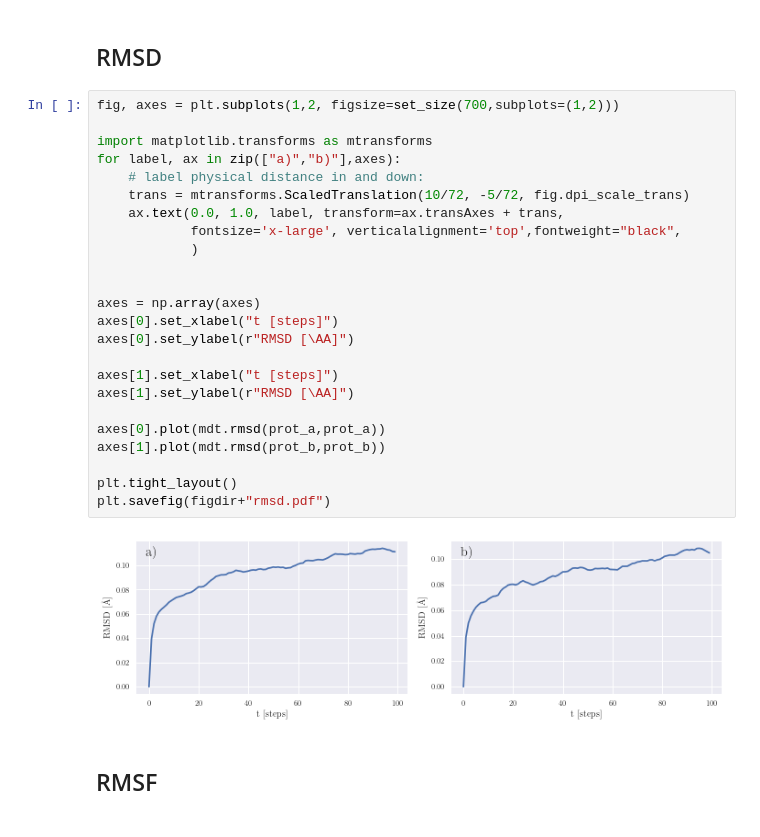
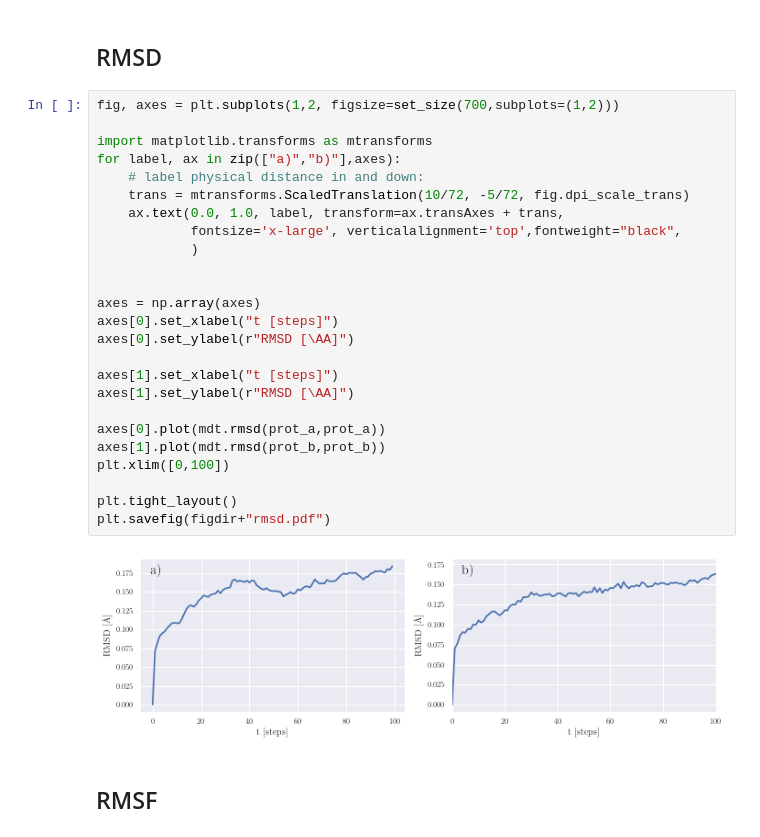
Before and after one commit to Confizolo/PoDProjects, a Jupyter notebook: MS/analysis.ipynb, the cells around one changed output. Drawn from its saved outputs; the diff is of its cells as text.

```diff
--- a/MS/analysis.ipynb
+++ b/MS/analysis.ipynb
@@ -175,29 +175,30 @@ plt.savefig(figdir+"a_chain_act.pdf")
 # %%
 fig, axes = plt.subplots(1,2, figsize=set_size(700,subplots=(1,2)))
 
 import matplotlib.transforms as mtransforms
 for label, ax in zip(["a)","b)"],axes):
     # label physical distance in and down:
     trans = mtransforms.ScaledTranslation(10/72, -5/72, fig.dpi_scale_trans)
     ax.text(0.0, 1.0, label, transform=ax.transAxes + trans,
             fontsize='x-large', verticalalignment='top',fontweight="black",
             )
 
 
 axes = np.array(axes)
 axes[0].set_xlabel("t [steps]")
 axes[0].set_ylabel(r"RMSD [\AA]")
 
 axes[1].set_xlabel("t [steps]")
 axes[1].set_ylabel(r"RMSD [\AA]")
 
 axes[0].plot(mdt.rmsd(prot_a,prot_a))
 axes[1].plot(mdt.rmsd(prot_b,prot_b))
+plt.xlim([0,100])
 
 plt.tight_layout()
 plt.savefig(figdir+"rmsd.pdf")
 # %% [output]
-[figure, old version]
+[figure, new version]
 # %% [markdown]
 ## RMSF
 # %%
```
Also changed, not shown: parts of 3 cells of this notebook, 19 other files.
